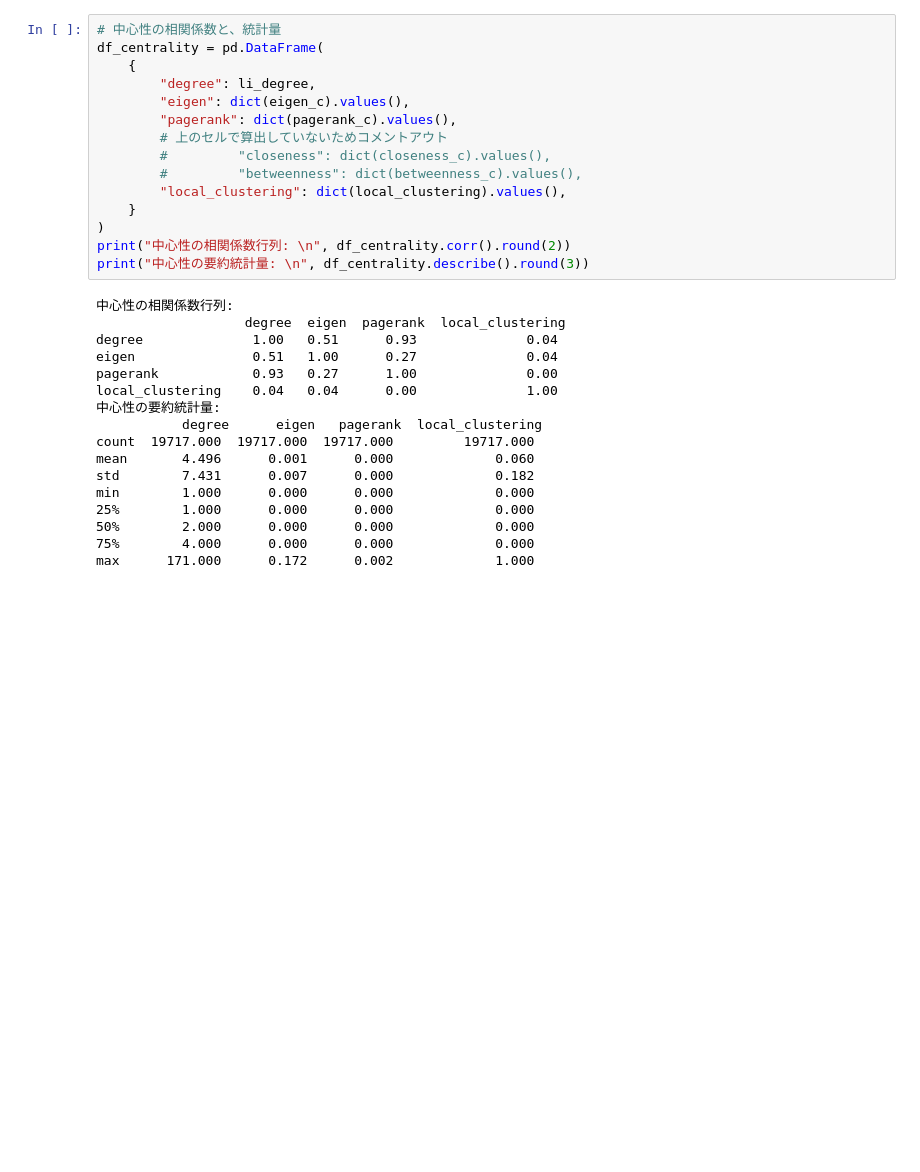
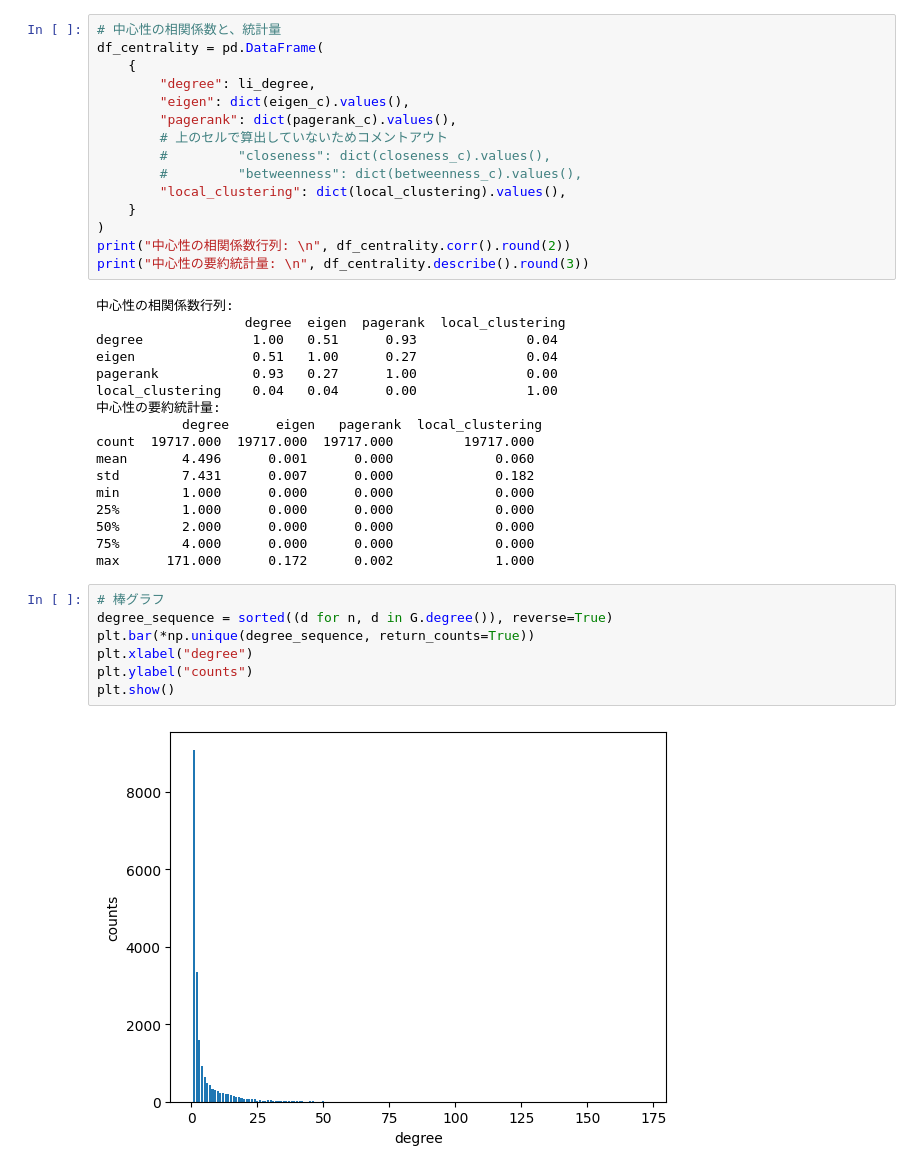
Before and after one commit to maton369/Network_ML, a Jupyter notebook: chapter3/main.ipynb, the cells around one changed output. Cells and saved outputs as stored; diff of their text form; blank space fills up the shorter version.

```diff
--- a/chapter3/main.ipynb
+++ b/chapter3/main.ipynb
@@ -145,3 +134,12 @@ min        1.000      0.000      0.000             0.000
 50%        2.000      0.000      0.000             0.000
 75%        4.000      0.000      0.000             0.000
 max      171.000      0.172      0.002             1.000
+# %%
+# 棒グラフ
+degree_sequence = sorted((d for n, d in G.degree()), reverse=True)
+plt.bar(*np.unique(degree_sequence, return_counts=True))
+plt.xlabel("degree")
+plt.ylabel("counts")
+plt.show()
+# %% [output]
+[figure, added]
```
Also changed, not shown: parts of 2 cells of this notebook.
